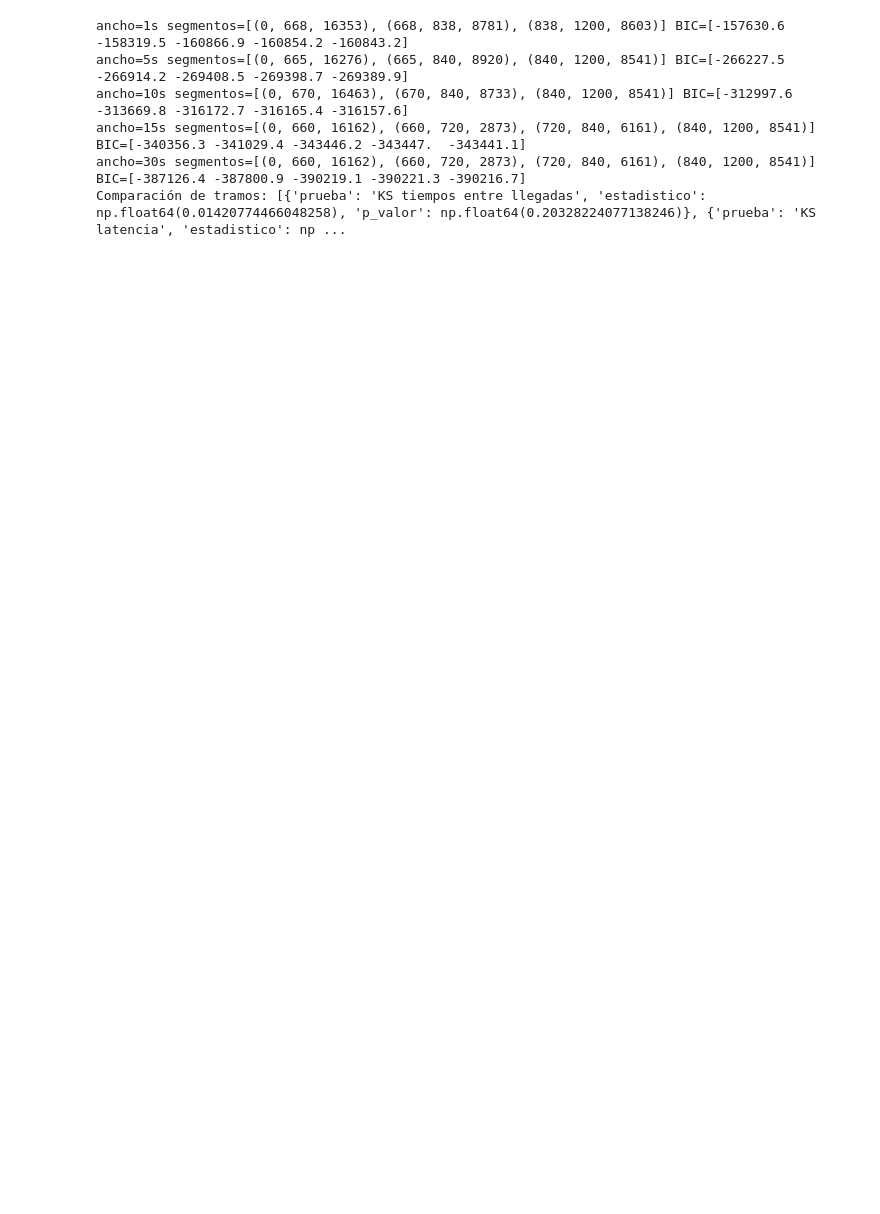
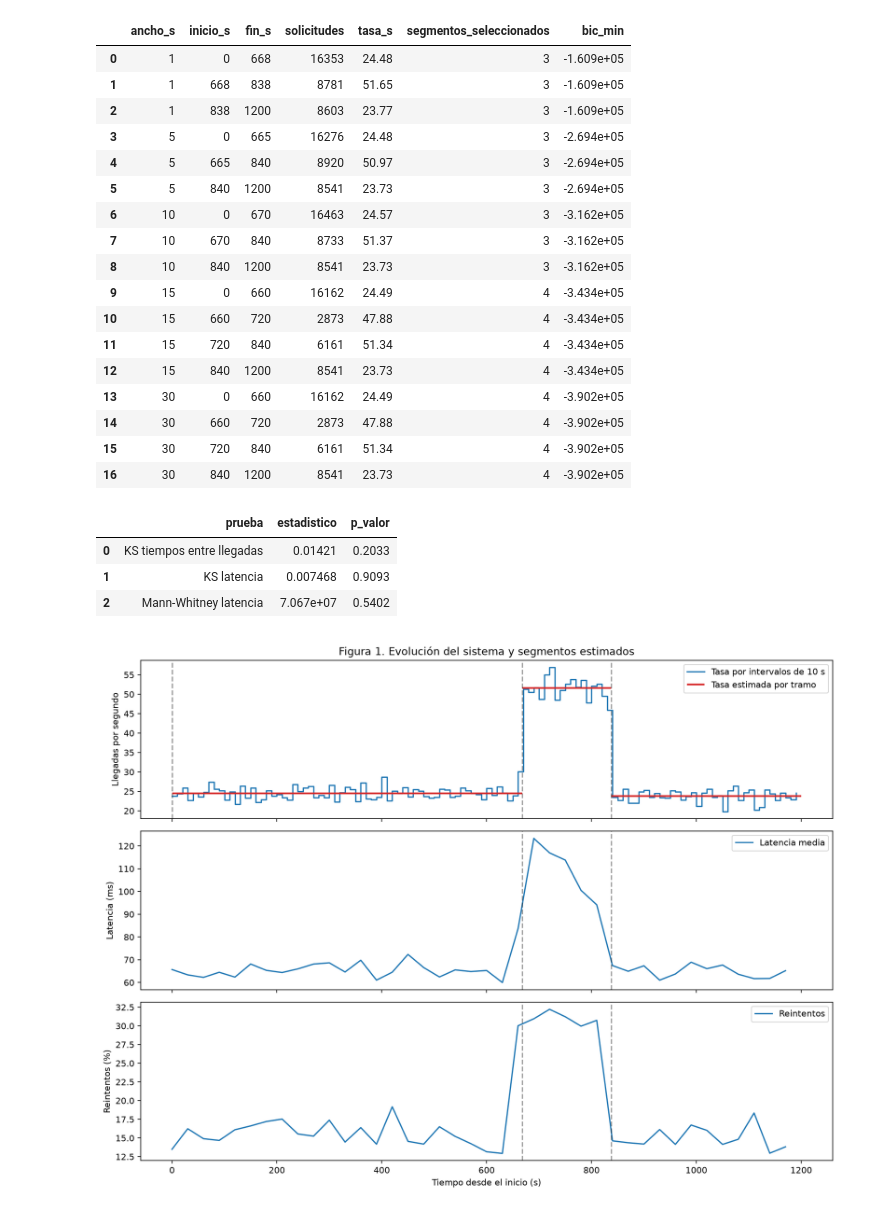
Before and after one commit to 02Joseph06/CCI-ProyectoFinal, a Jupyter notebook: notebooks/partes_A_B.ipynb, the cells around one changed output. Saved outputs shown, nothing was run; the diff lists cells and outputs as text; code cells hidden in the pictures; blank space fills up the shorter version.

Commit message:
Finalizacion del proyecto

```diff
--- a/notebooks/partes_A_B.ipynb
+++ b/notebooks/partes_A_B.ipynb
@@ -28,10 +40,28 @@ ROOT = Path.cwd()
 if not (ROOT / "src").exists():
     ROOT = ROOT.parent
 if not (ROOT / "src").exists():
-    raise FileNotFoundError("Ejecute el notebook desde la ra?z del proyecto o notebooks/")
+    raise FileNotFoundError("Ejecute el notebook desde la raíz del proyecto o notebooks/")
 sys.path.insert(0, str(ROOT / "src"))
 from auditoria import audit
 from regimenes import main as segmentar
 from llegadas_intentos import main as analizar_b
 from descriptivos import main as resumen_a3
+
+def tabla_resumen(datos):
+    # Conserva los nombres y las unidades originales, incluso para resultados anidados.
+    filas = []
+    def agregar(valor, nombre=""):
+        if isinstance(valor, dict):
+            for clave, dato in valor.items():
+                agregar(dato, f"{nombre} / {clave}" if nombre else str(clave))
+        elif isinstance(valor, (list, tuple, np.ndarray)):
+            for indice, dato in enumerate(valor):
+                agregar(dato, f"{nombre} [{indice}]")
+        else:
+            filas.append({"Indicador": nombre, "Resultado": valor})
+    agregar(datos)
+    display(pd.DataFrame(filas))
+
+def figura(ruta):
+    display(Image(filename=str(ROOT / "outputs" / ruta)))
 # %% [markdown]
@@ -54,9 +94,30 @@ El an?lisis conserva BIC para uno a cinco segmentos y eval?a sensibilidad. El r?
 # %%
-segmentar()
+with redirect_stdout(StringIO()):
+    segmentar()
+display(pd.read_csv(ROOT / "outputs/A2/sensibilidad_segmentacion.csv"))
+display(pd.read_csv(ROOT / "outputs/A2/comparacion_tramos_estables.csv"))
+figura("A2/figura_1_llegadas.png")
 # %% [output]
-ancho=1s segmentos=[(0, 668, 16353), (668, 838, 8781), (838, 1200, 8603)] BIC=[-157630.6 -158319.5 -160866.9 -160854.2 -160843.2]
-ancho=5s segmentos=[(0, 665, 16276), (665, 840, 8920), (840, 1200, 8541)] BIC=[-266227.5 -266914.2 -269408.5 -269398.7 -269389.9]
-ancho=10s segmentos=[(0, 670, 16463), (670, 840, 8733), (840, 1200, 8541)] BIC=[-312997.6 -313669.8 -316172.7 -316165.4 -316157.6]
-ancho=15s segmentos=[(0, 660, 16162), (660, 720, 2873), (720, 840, 6161), (840, 1200, 8541)] BIC=[-340356.3 -341029.4 -343446.2 -343447.  -343441.1]
-ancho=30s segmentos=[(0, 660, 16162), (660, 720, 2873), (720, 840, 6161), (840, 1200, 8541)] BIC=[-387126.4 -387800.9 -390219.1 -390221.3 -390216.7]
-Comparación de tramos: [{'prueba': 'KS tiempos entre llegadas', 'estadistico': np.float64(0.01420774466048258), 'p_valor': np.float64(0.20328224077138246)}, {'prueba': 'KS latencia', 'estadistico': np ...
+|  | ancho_s | inicio_s | fin_s | solicitudes | tasa_s | segmentos_seleccionados | bic_min |
+| 0 | 1 | 0 | 668 | 16353 | 24.48 | 3 | -1.609e+05 |
+| 1 | 1 | 668 | 838 | 8781 | 51.65 | 3 | -1.609e+05 |
+| 2 | 1 | 838 | 1200 | 8603 | 23.77 | 3 | -1.609e+05 |
+| 3 | 5 | 0 | 665 | 16276 | 24.48 | 3 | -2.694e+05 |
+| 4 | 5 | 665 | 840 | 8920 | 50.97 | 3 | -2.694e+05 |
+| 5 | 5 | 840 | 1200 | 8541 | 23.73 | 3 | -2.694e+05 |
+| 6 | 10 | 0 | 670 | 16463 | 24.57 | 3 | -3.162e+05 |
+| 7 | 10 | 670 | 840 | 8733 | 51.37 | 3 | -3.162e+05 |
+| 8 | 10 | 840 | 1200 | 8541 | 23.73 | 3 | -3.162e+05 |
+| 9 | 15 | 0 | 660 | 16162 | 24.49 | 4 | -3.434e+05 |
+| 10 | 15 | 660 | 720 | 2873 | 47.88 | 4 | -3.434e+05 |
+| 11 | 15 | 720 | 840 | 6161 | 51.34 | 4 | -3.434e+05 |
+| 12 | 15 | 840 | 1200 | 8541 | 23.73 | 4 | -3.434e+05 |
+| 13 | 30 | 0 | 660 | 16162 | 24.49 | 4 | -3.902e+05 |
+| 14 | 30 | 660 | 720 | 2873 | 47.88 | 4 | -3.902e+05 |
+| 15 | 30 | 720 | 840 | 6161 | 51.34 | 4 | -3.902e+05 |
+| 16 | 30 | 840 | 1200 | 8541 | 23.73 | 4 | -3.902e+05 |
+|  | prueba | estadistico | p_valor |
+| 0 | KS tiempos entre llegadas | 0.01421 | 0.2033 |
+| 1 | KS latencia | 0.007468 | 0.9093 |
+| 2 | Mann-Whitney latencia | 7.067e+07 | 0.5402 |
+[figure, added]
```
Also changed, not shown: parts of 48 cells of this notebook, 23 other files.
